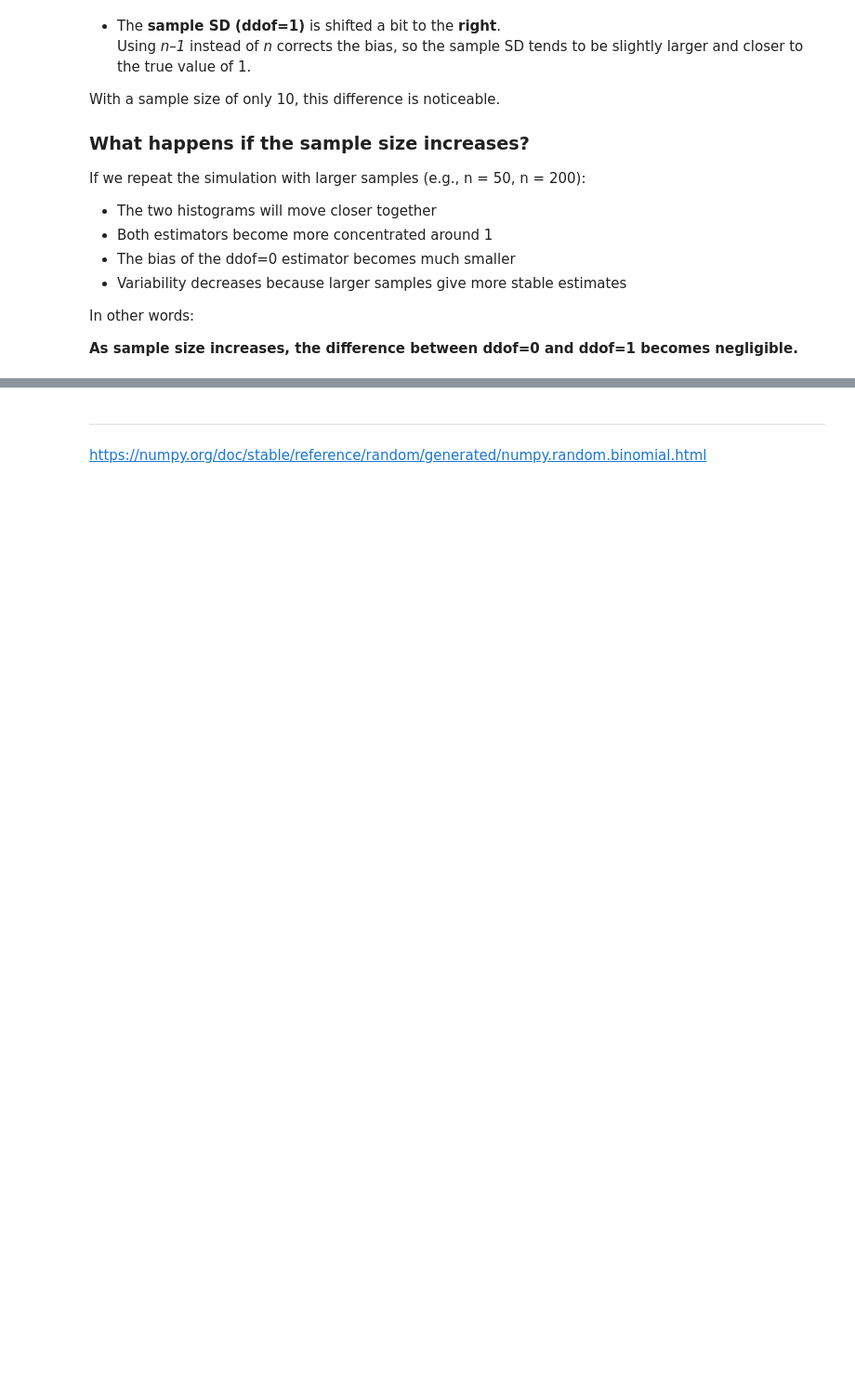
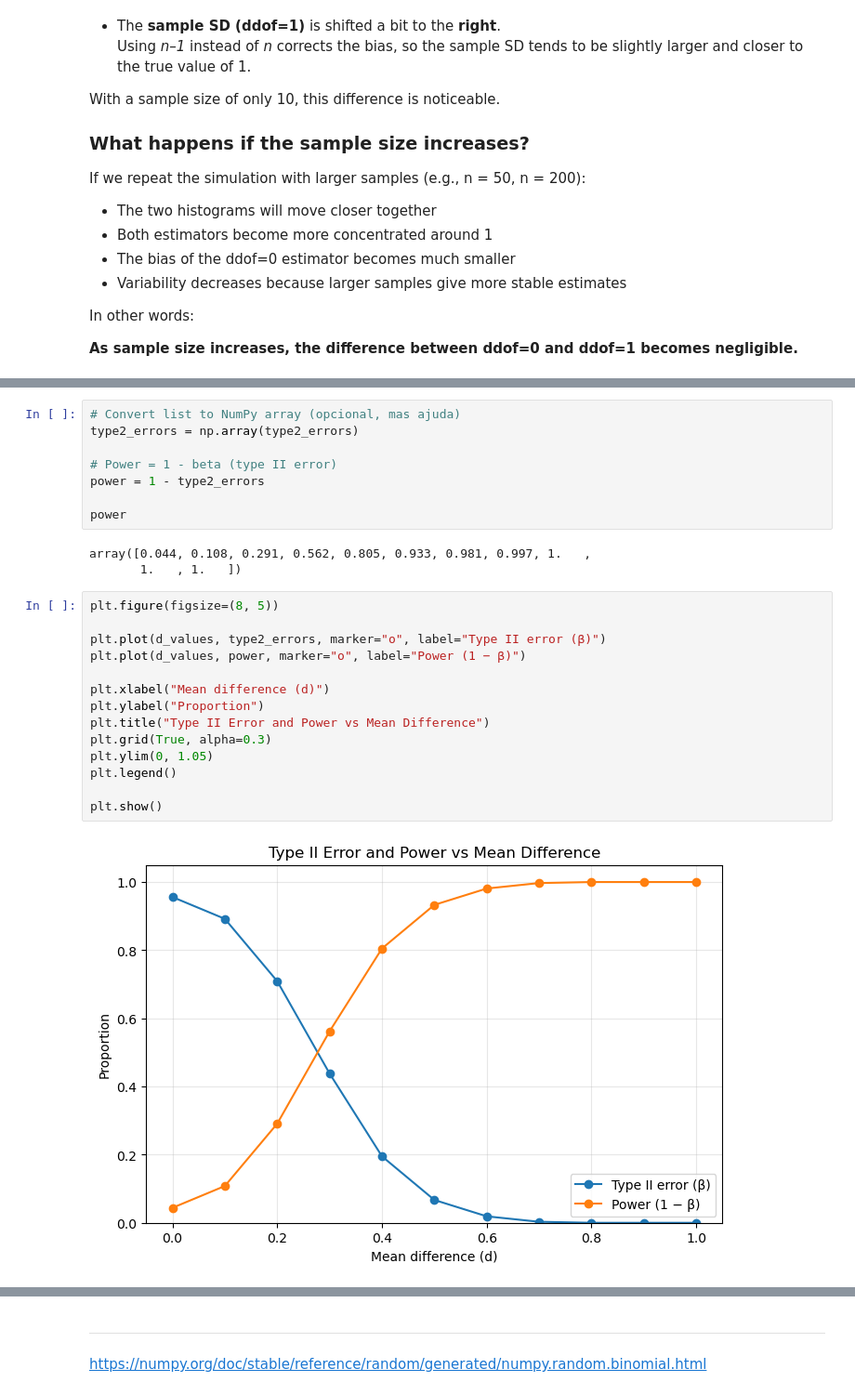
Before and after one commit to GabrielaDomiciano/applied_statistics_assignment, a Jupyter notebook: problems.ipynb, the cells around one changed output, grey strips where cells are left out. Shown at 93% size. Drawn from its saved outputs; the diff is of its cells as text; blank space fills up the shorter version.

```diff
--- a/problems.ipynb
+++ b/problems.ipynb
@@ -339,0 +451,27 @@ In other words:
+# %%
+# Convert list to NumPy array (opcional, mas ajuda)
+type2_errors = np.array(type2_errors)
+
+# Power = 1 - beta (type II error)
+power = 1 - type2_errors
+
+power
+# %% [output]
+array([0.044, 0.108, 0.291, 0.562, 0.805, 0.933, 0.981, 0.997, 1.   ,
+       1.   , 1.   ])
+# %%
+plt.figure(figsize=(8, 5))
+
+plt.plot(d_values, type2_errors, marker="o", label="Type II error (β)")
+plt.plot(d_values, power, marker="o", label="Power (1 − β)")
+
+plt.xlabel("Mean difference (d)")
+plt.ylabel("Proportion")
+plt.title("Type II Error and Power vs Mean Difference")
+plt.grid(True, alpha=0.3)
+plt.ylim(0, 1.05)
+plt.legend()
+
+plt.show()
+# %% [output]
+[figure, added]
```
Also changed, not shown: parts of 9 cells of this notebook, 1 other file.
